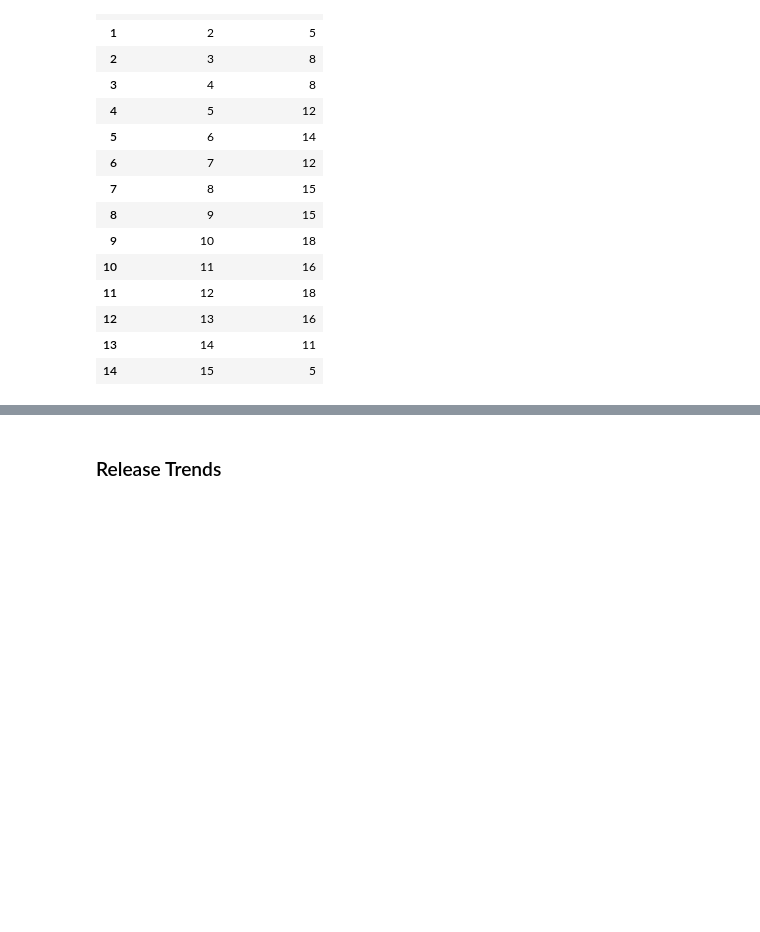
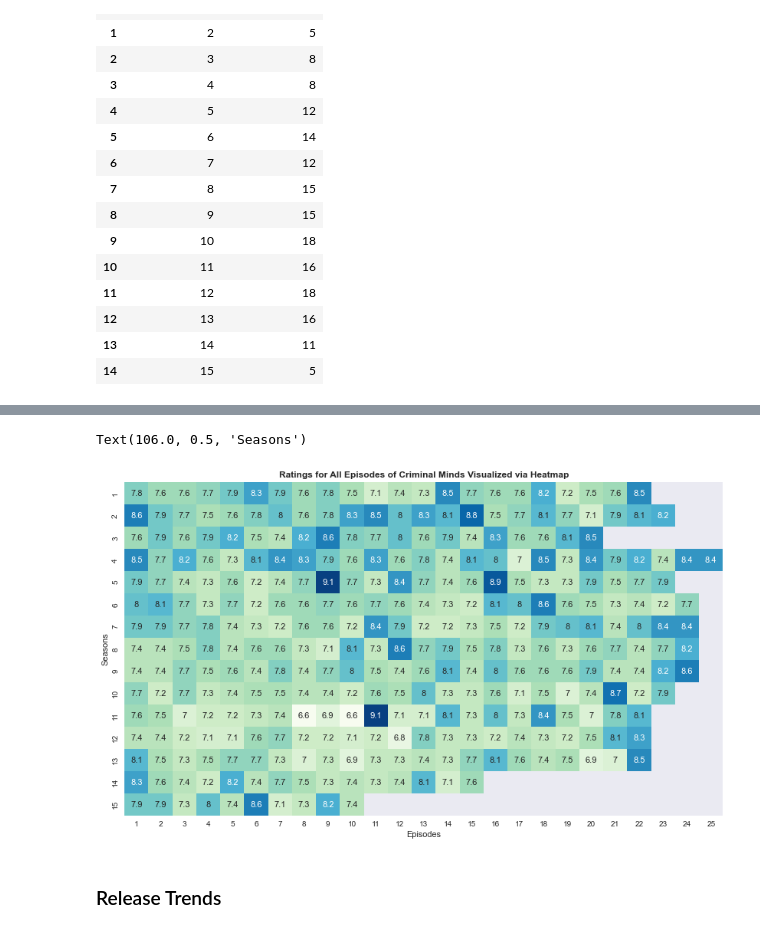
Before and after one commit to WayneNyariroh/criminalmindstv_webscraping_EDA, a Jupyter notebook: criminalminds-tv-data-analysis.ipynb, the cells around one changed output, grey strips where cells are left out. Cells and saved outputs as stored; diff of their text form; code cells hidden in the pictures; blank space fills up the shorter version.

Commit message:
ratings heatmap

```diff
--- a/criminalminds-tv-data-analysis.ipynb
+++ b/criminalminds-tv-data-analysis.ipynb
@@ -204,0 +209,4 @@ cm_df[cm_df.imdb_rating < cm_df.imdb_rating.mean()].groupby('season_number')['ep
+# %%
+#create a pivot table to define the values for the heatmap
+cm_ratings = pd.pivot_table(cm_df, 'imdb_rating', 'season_number', 'episode_number')
+cm_ratings
@@ -205,3 +232,12 @@ cm_df[cm_df.imdb_rating < cm_df.imdb_rating.mean()].groupby('season_number')['ep
+# %%
+plt.figure(figsize=(14,8))
+plt.title('Ratings for All Episodes of Criminal Minds Visualized via Heatmap', fontsize=12, fontweight='bold')
+sns.heatmap(cm_ratings, annot=True, annot_kws={'fontsize':'11'}, cmap='GnBu', cbar=False)
+plt.xlabel('Episodes')
+plt.ylabel('Seasons')
+# %% [output]
+Text(106.0, 0.5, 'Seasons')
+[figure, added]
 # %% [markdown]
 ### Release Trends
 # %%
```
Also changed, not shown: parts of 9 cells of this notebook, 2 other files.
